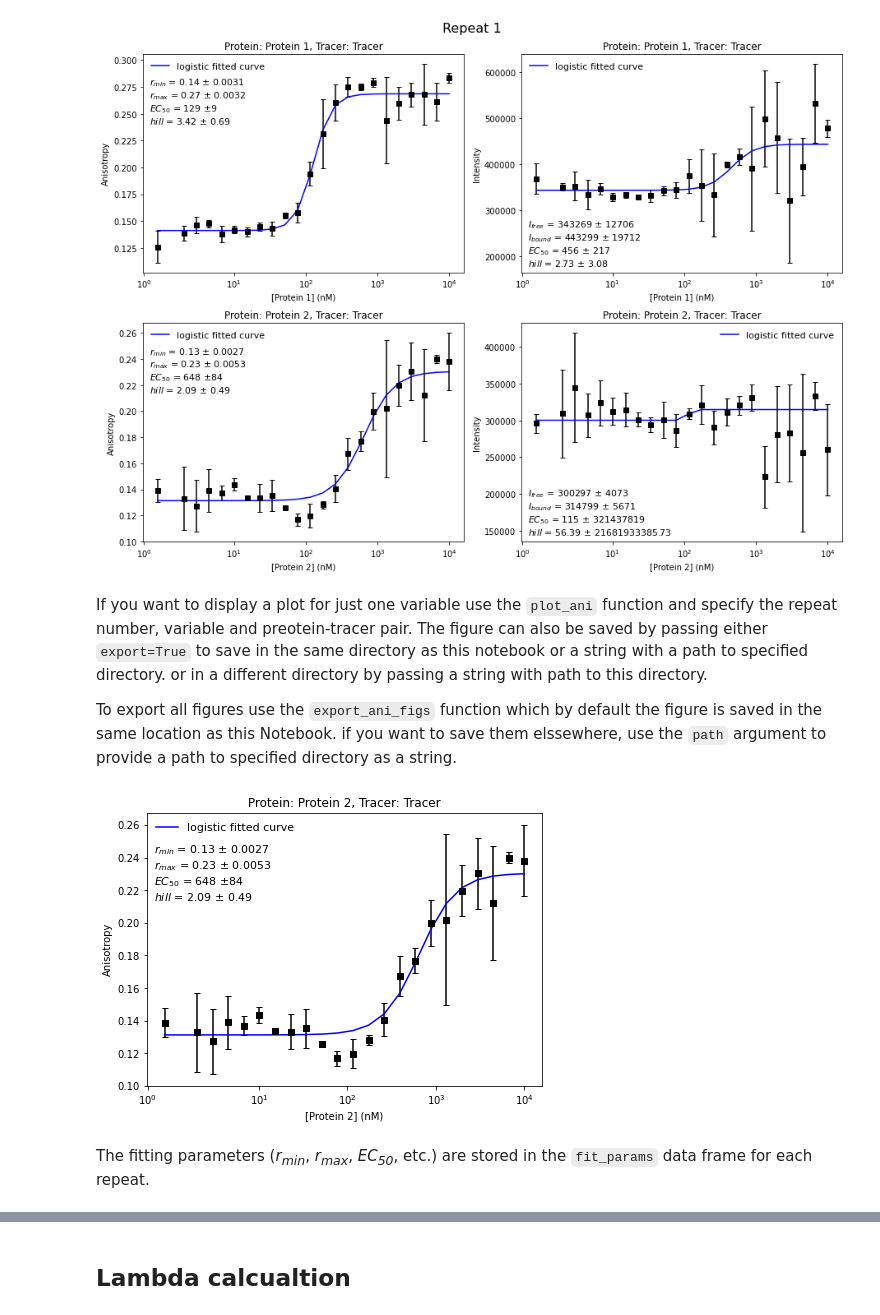
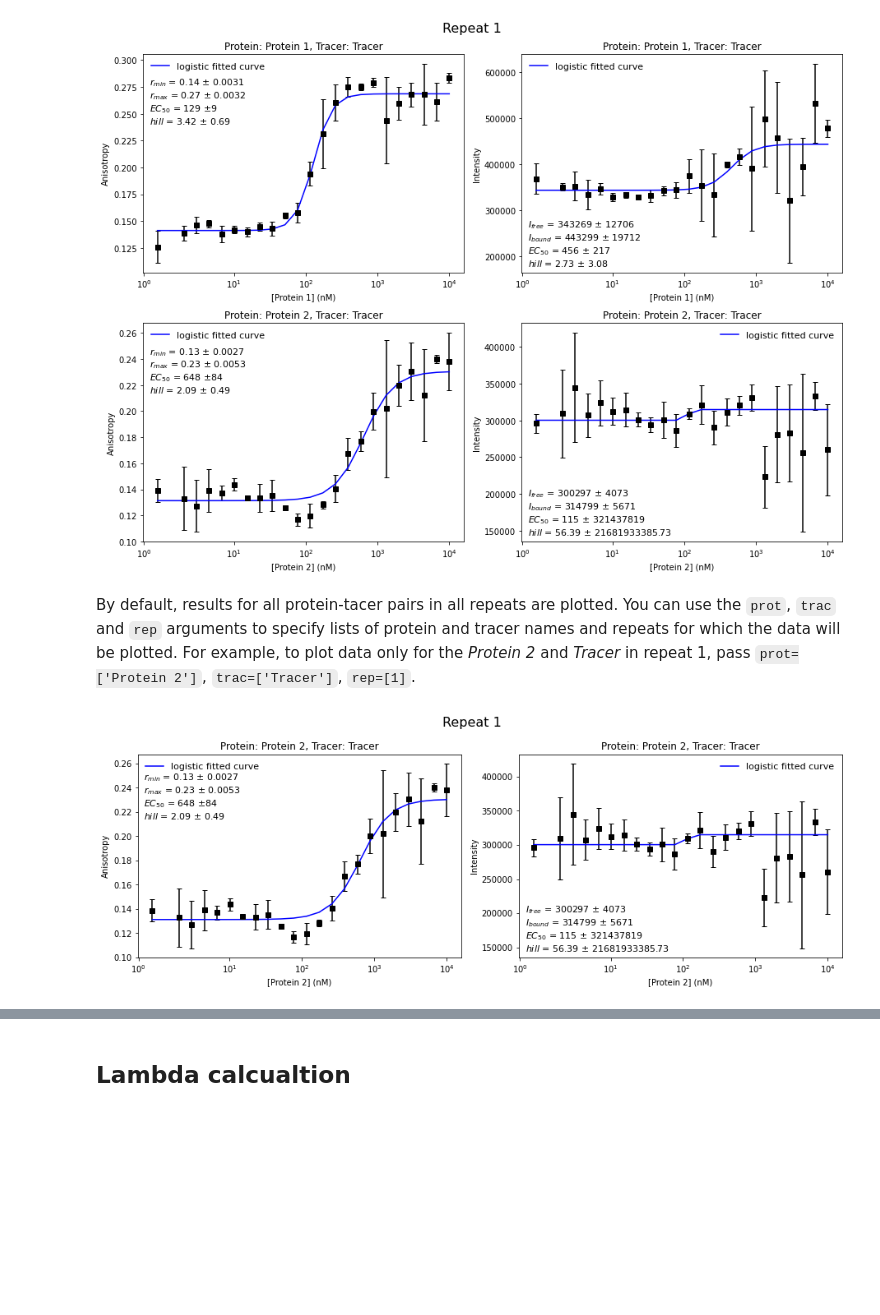
Before and after one commit to mariuszlas/fluanisotropyanalysis, a Jupyter notebook: docs/demo/example.ipynb, the cells around one changed output, grey strips where cells are left out. Drawn from its saved outputs; the diff is of its cells as text; code cells hidden in the pictures; blank space fills up the shorter version.

```diff
--- a/docs/demo/example.ipynb
+++ b/docs/demo/example.ipynb
@@ -16,7 +19,7 @@ Data in both plate and list format can be read in using the same function and th
 data_file = 'example_data_set.csv'                # Note that this will only work if the files are in the same folder
 platemap_file = 'example_data_set_platemap.csv'   # as this Jupyter notebook, alternatively you can provide a full file path
 
-my_data = fa.read_in_envision(data_csv=data_file, platemap_csv=platemap_file, data_type='plate', size=384)
+my_data = FA.read_in_envision(data_csv=data_file, platemap_csv=platemap_file, data_type='plate', size=384)
 # %% [output]
 Data has been uploaded!
 
@@ -125,12 +130,8 @@ my_data.plot_ani_all()
 # %% [output]
 [figure]
-# %% [markdown]
-If you want to display a plot for just one variable use the `plot_ani` function and specify the repeat number, variable and preotein-tracer pair. The figure can also be saved by passing either `export=True` to save in the same directory as this notebook or a string with a path to specified directory.  or in a different directory by passing a string with path to this directory.
-
-To export all figures use the `export_ani_figs` function which by default the figure is saved in the same location as this Notebook. if you want to save them elssewhere, use the `path` argument to provide a path to specified directory as a string.
+# %% [markdown]
+By default, results for all protein-tacer pairs in all repeats are plotted. You can use the `prot`, `trac` and `rep`  arguments to specify lists of protein and tracer names and repeats for which the data will be plotted. For example, to plot data only for the *Protein 2*  and *Tracer* in repeat 1, pass `prot=['Protein 2']`, `trac=['Tracer']`, `rep=[1]`.
 # %%
-my_data.plot_ani(rep='repeat_1', var='r', pair=('Protein 2', 'Tracer'))
+my_data.plot_ani(prot=['Protein 2'], trac=['Tracer'], rep=[1])
 # %% [output]
-[figure, old version]
+[figure, new version]
-# %% [markdown]
-The fitting parameters (<em>r<sub>min</sub></em>, <em>r<sub>max</sub></em>, <em>EC<sub>50</sub></em>, etc.) are stored in the  `fit_params` data frame for each repeat.
```
Also changed, not shown: parts of 21 cells of this notebook.
